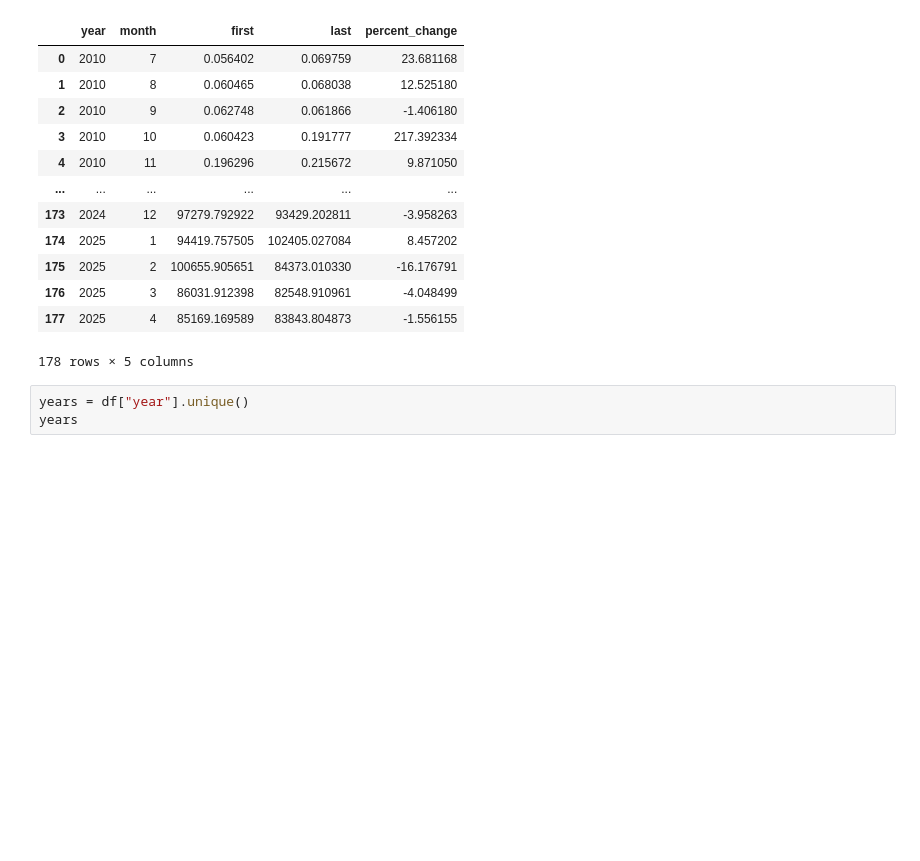
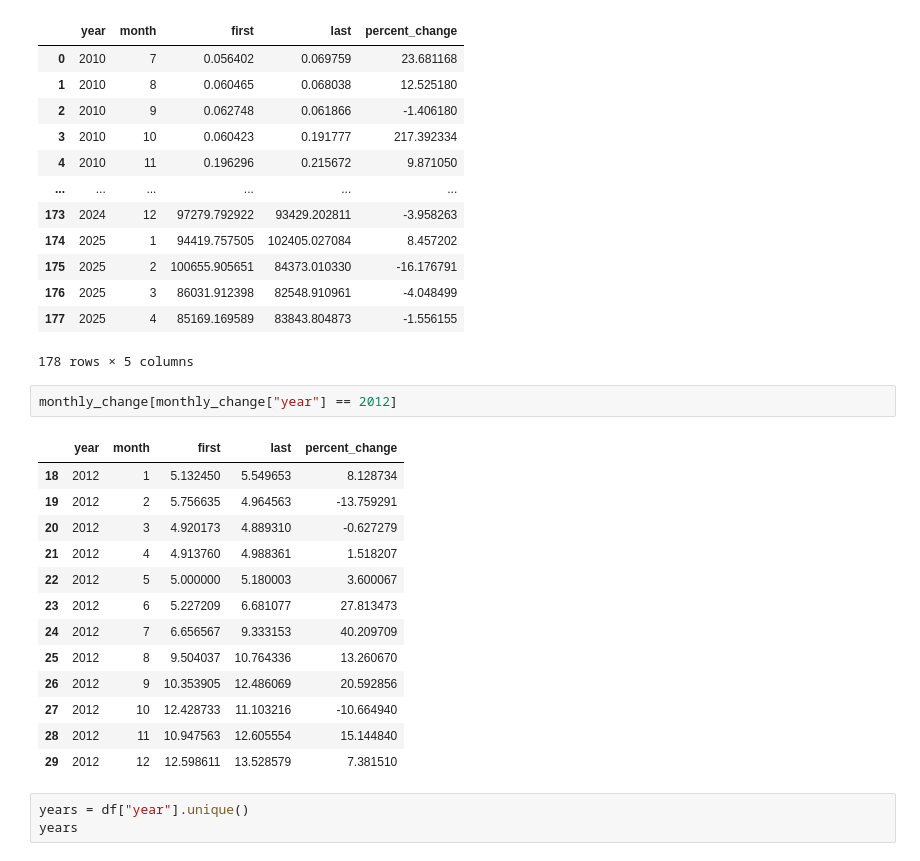
Before and after one commit to Altemir1/BTC-ML-Based-Trading-System, a Jupyter notebook: sentiment_analysis_on_bitcoin.ipynb, the cells around one changed output. Drawn from its saved outputs; the diff is of its cells as text; blank space fills up the shorter version.

```diff
--- a/sentiment_analysis_on_bitcoin.ipynb
+++ b/sentiment_analysis_on_bitcoin.ipynb
@@ -322,6 +322,22 @@ monthly_change
 | 176 | 2025 | 3 | 86031.912398 | 82548.910961 | -4.048499 |
 | 177 | 2025 | 4 | 85169.169589 | 83843.804873 | -1.556155 |
 178 rows × 5 columns
+# %%
+monthly_change[monthly_change["year"] == 2012]
+# %% [output]
+|  | year | month | first | last | percent_change |
+| 18 | 2012 | 1 | 5.132450 | 5.549653 | 8.128734 |
+| 19 | 2012 | 2 | 5.756635 | 4.964563 | -13.759291 |
+| 20 | 2012 | 3 | 4.920173 | 4.889310 | -0.627279 |
+| 21 | 2012 | 4 | 4.913760 | 4.988361 | 1.518207 |
+| 22 | 2012 | 5 | 5.000000 | 5.180003 | 3.600067 |
+| 23 | 2012 | 6 | 5.227209 | 6.681077 | 27.813473 |
+| 24 | 2012 | 7 | 6.656567 | 9.333153 | 40.209709 |
+| 25 | 2012 | 8 | 9.504037 | 10.764336 | 13.260670 |
+| 26 | 2012 | 9 | 10.353905 | 12.486069 | 20.592856 |
+| 27 | 2012 | 10 | 12.428733 | 11.103216 | -10.664940 |
+| 28 | 2012 | 11 | 10.947563 | 12.605554 | 15.144840 |
+| 29 | 2012 | 12 | 12.598611 | 13.528579 | 7.381510 |
 # %%
 years = df["year"].unique()
 years
```
Also changed, not shown: parts of 2 cells of this notebook.
